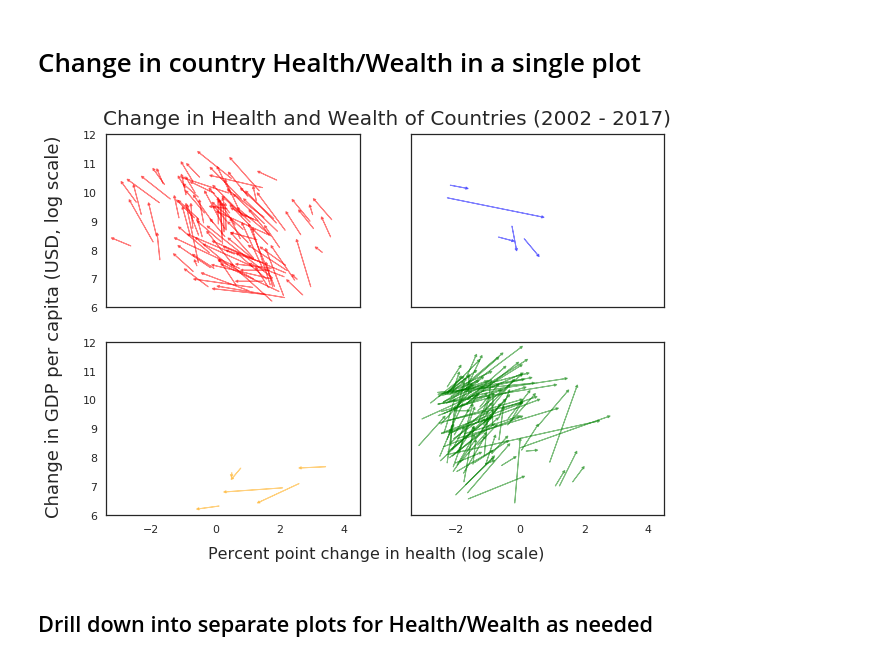
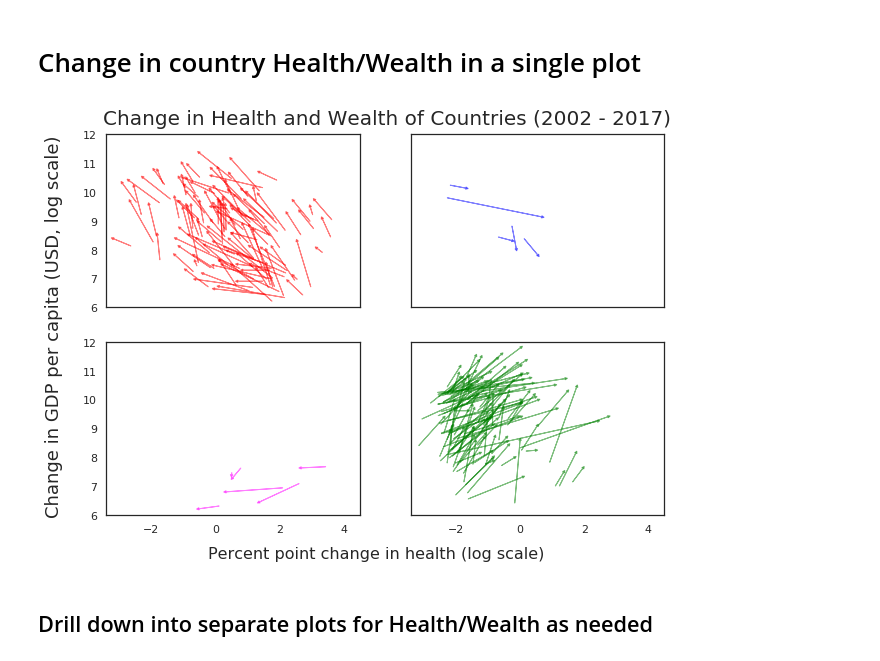
Before and after one commit to samirgadkari/cia_factbook_analysis, a Jupyter notebook: Project1.ipynb, the cells around one changed output. Cells and saved outputs as stored; diff of their text form; code cells hidden in the pictures.

```diff
--- a/Project1.ipynb
+++ b/Project1.ipynb
@@ -669,35 +669,35 @@ delta_y        = np.log(data['2017 Wealth'].values) - arrow_begin_y
 for i in range(len(data['2002 Health'])):
   # print('bx, by, ex, ey', arrow_begin_x[i], arrow_begin_y[i], delta_x[i], delta_y[i])
 
   axis = ax[0, 0]
   color = ''
   if (delta_x[i] < 0.0) and (delta_y[i] < 0.0):
-    color = 'orange'
+    color = 'magenta'
     axis = ax[1, 0]
   elif delta_x[i] < 0.0:
     color = 'red'
     axis = ax[0, 0]
   elif delta_y[i] < 0.0:
     color = 'blue'
     axis = ax[0, 1]
   else:
     color = 'green'
     axis = ax[1, 1]
 
   axis.plot(arrow_begin_x[i], arrow_begin_y[i], color = color)
   axis.arrow(arrow_begin_x[i],
              arrow_begin_y[i],
              delta_x[i],
              delta_y[i],
              head_width = arrow_head_width,
              head_length = arrow_head_length,
              fc = color,
              ec = color,
              alpha = 0.5)
 
 plt.show()
 # %% [output]
-[figure, old version]
+[figure, new version]
 # %% [markdown]
 ## Drill down into separate plots for Health/Wealth as needed
 # %%
```
Also changed, not shown: parts of 6 cells of this notebook.
